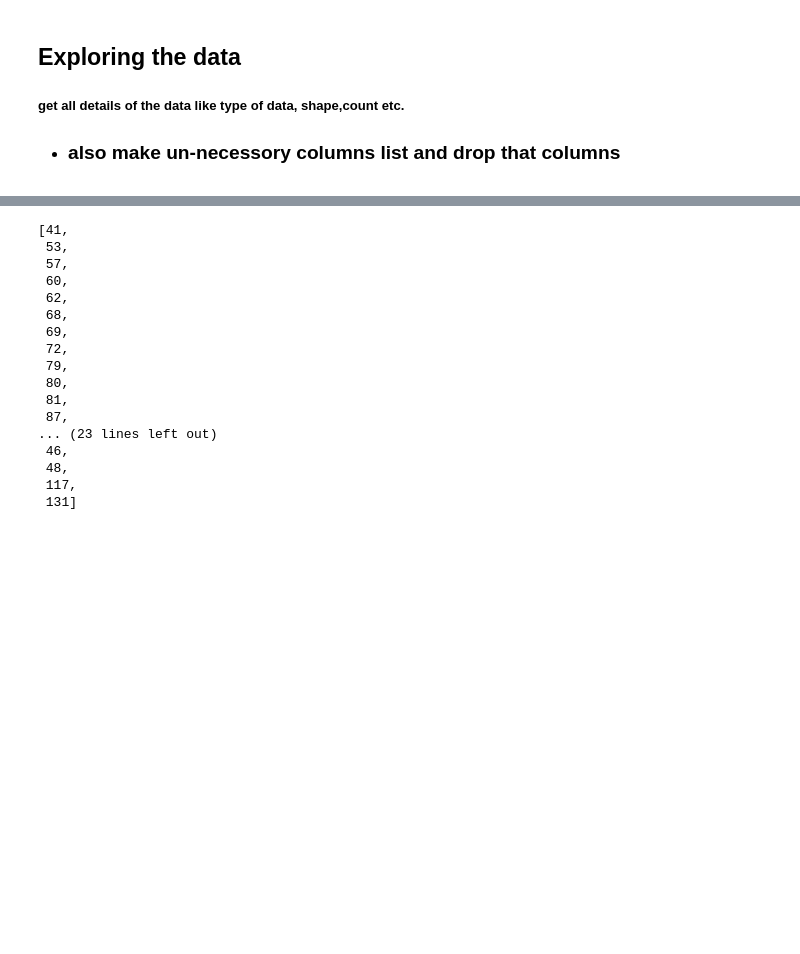
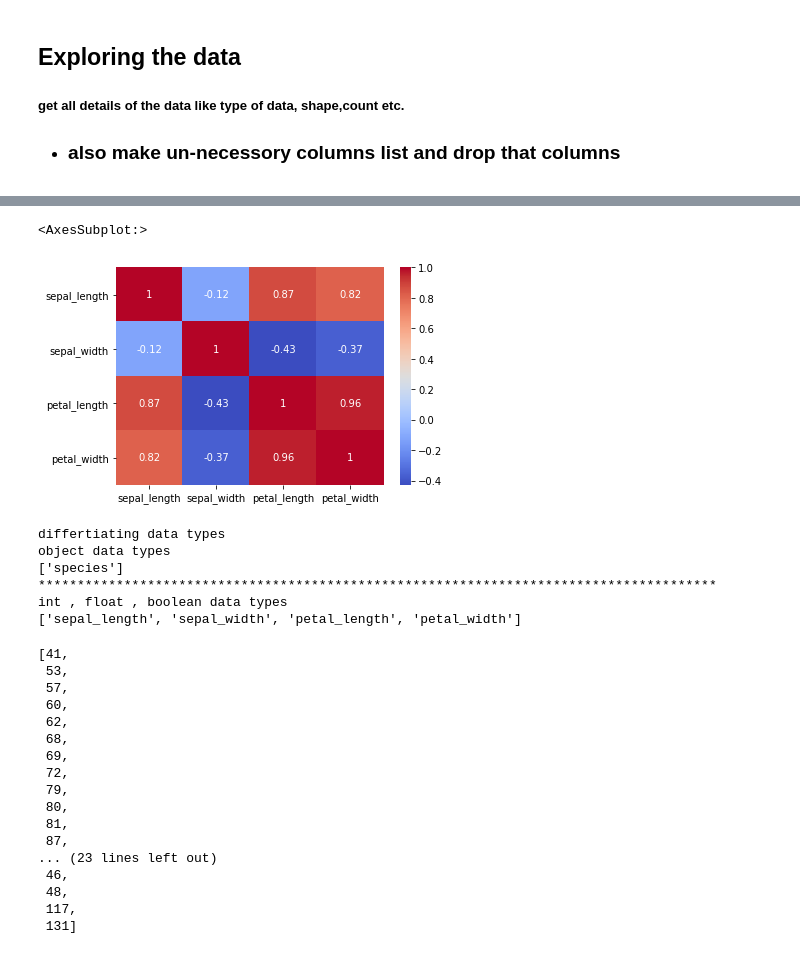
Before and after one commit to rahul-agrawal-99/tech, a Jupyter notebook: DataScience/iris.ipynb, the cells around one changed output, grey strips where cells are left out. Saved outputs shown, nothing was run; the diff lists cells and outputs as text; code cells hidden in the pictures; blank space fills up the shorter version.

```diff
--- a/DataScience/iris.ipynb
+++ b/DataScience/iris.ipynb
@@ -70,3 +40,31 @@ mini
+# %%
+sns.heatmap(a , annot=True , cmap='coolwarm')
+# %% [output]
+<AxesSubplot:>
+[figure, added]
+# %%
+print("differtiating data types")
+obj = []
+others = []
+
+for col in df.columns:
+    if df[col].dtypes == 'object':
+        obj.append(col)
+    else:
+        others.append(col)
+
+print("object data types")
+print(obj)
+print("***************************************************************************************")
+print("int , float , boolean data types")
+print(others)
+# %% [output]
+differtiating data types
+object data types
+['species']
+***************************************************************************************
+int , float , boolean data types
+['sepal_length', 'sepal_width', 'petal_length', 'petal_width']
 # %%
 t = mini +maxi
 
```
Also changed, not shown: parts of 4 cells of this notebook, 2 other files.
